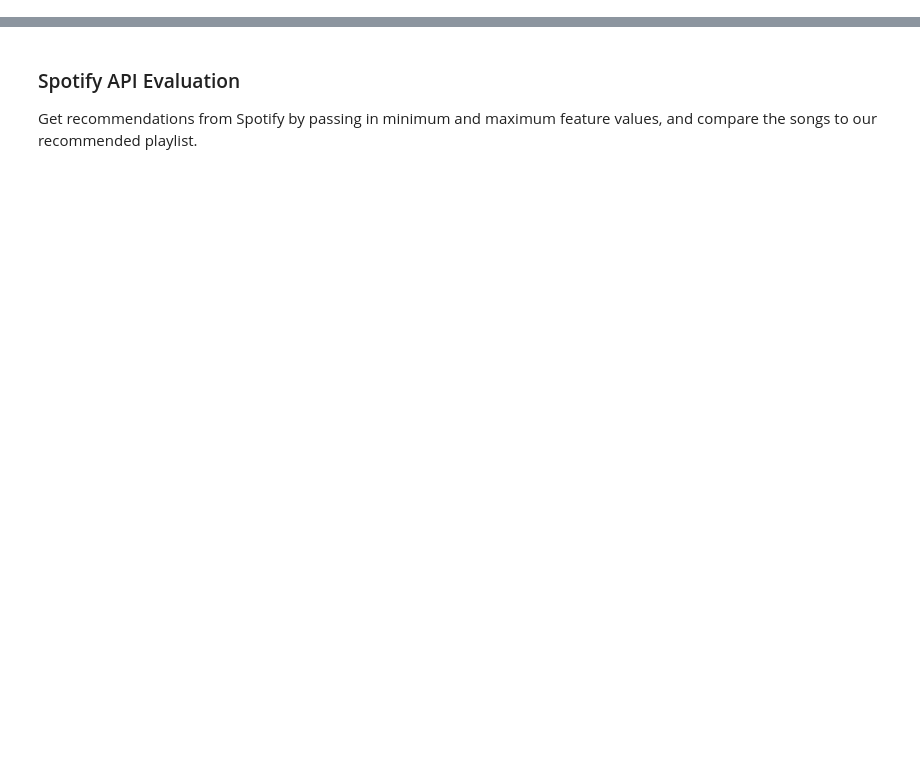
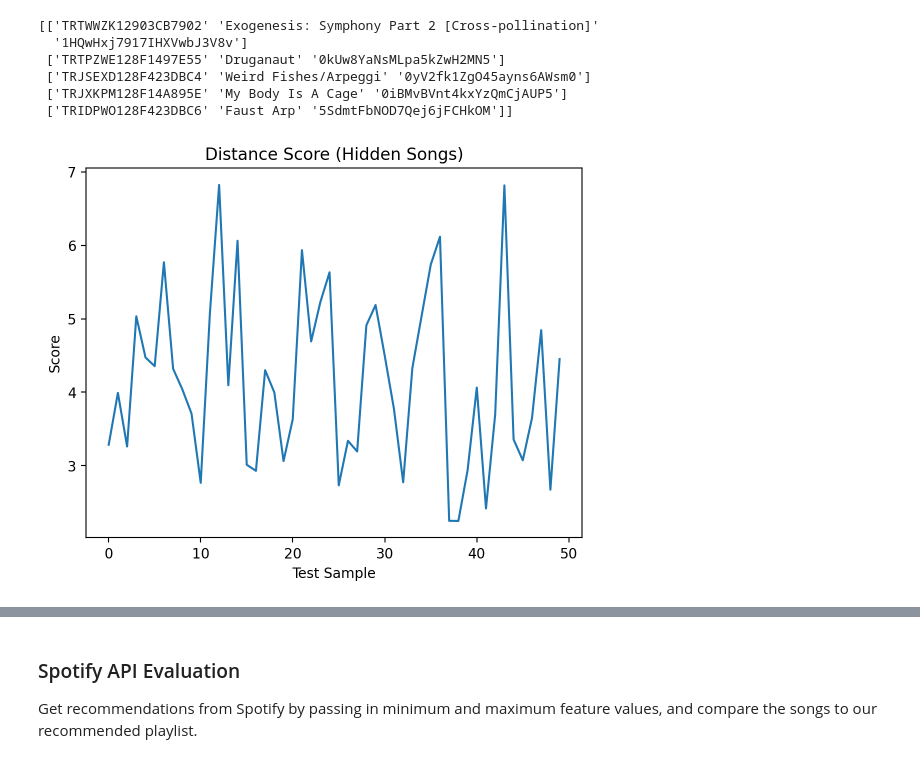
Before and after one commit to Ernesto2004/spotify-music-suggestion, a Jupyter notebook: pipeline.ipynb, the cells around one changed output, grey strips where cells are left out. Drawn from its saved outputs; the diff is of its cells as text; code cells hidden in the pictures; blank space fills up the shorter version.

```diff
--- a/pipeline.ipynb
+++ b/pipeline.ipynb
@@ -118,0 +47,11 @@ Bare                               TRMFVKK128F9324704  0.422666
+# %%
+compare_spotify = x_test[-10:, 0:5, 3:].astype(np.float64)
+spotify_data = x_test[-10:,0:5,2]
+spotify_input_names = x_test[-10:,0:5,1]
+
+x_info = x_test[:,:,:3]
+y_info = x_test[:,:,:3]
+x_hidden_features = x_test[:, 15:, 3:].astype(np.float64)
+x_hidden_names = x_test[:, 15:, :3]
+x_input = x_test[:, :15, 3:].astype(np.float64)
+y_hidden = y_test[:, 15:, 3:].astype(np.float64)
@@ -118,0 +76,39 @@ Bare                               TRMFVKK128F9324704  0.422666
+# %%
+POTENTIAL_N = 50
+TEST_SIZE = 50
+
+
+spotify_results = []
+for i in range(0, TEST_SIZE):
+    predicted = predict_sample(x_input[i], model)
+    recommendation = pipeline_helper(distance_frame, predicted, POTENTIAL_N, lyrics_embeddings, dataset)
+    recommendation = recommendation.head(5)
+
+    df1 = pd.DataFrame(x_hidden_names[0], columns=['ID', 'name', 'Code'])
+    df1 = df1.drop(['ID', 'Code'], axis=1)
+
+    df2 = pd.DataFrame(x_hidden_features[0], columns=['Feature1', 'Feature2', 'Feature3', 'Feature4', 'Feature5', 'Feature6', 'Feature7', 'Feature8'])
+
+    combined_df = pd.concat([df1, df2], axis=1)
+    combined_df
+
+    score = calculate_score(recommendation, combined_df)
+    results.append(score)
+# %% [output]
+[['TRTWWZK12903CB7902' 'Exogenesis: Symphony Part 2 [Cross-pollination]'
+  '1HQwHxj7917IHXVwbJ3V8v']
+ ['TRTPZWE128F1497E55' 'Druganaut' '0kUw8YaNsMLpa5kZwH2MN5']
+ ['TRJSEXD128F423DBC4' 'Weird Fishes/Arpeggi' '0yV2fk1ZgO45ayns6AWsm0']
+ ['TRJXKPM128F14A895E' 'My Body Is A Cage' '0iBMvBVnt4kxYzQmCjAUP5']
+ ['TRIDPWO128F423DBC6' 'Faust Arp' '5SdmtFbNOD7Qej6jFCHkOM']]
+# %%
+
+results1 = [np.mean(i) for i in results]
+import matplotlib.pyplot as plt
+plt.plot(results1)
+plt.ylabel('Score')
+plt.xlabel('Test Sample')
+plt.title('Distance Score (Hidden Songs)')
+plt.show()
+# %% [output]
+[figure, added]
```
Also changed, not shown: parts of 21 cells of this notebook, 1 other file.
